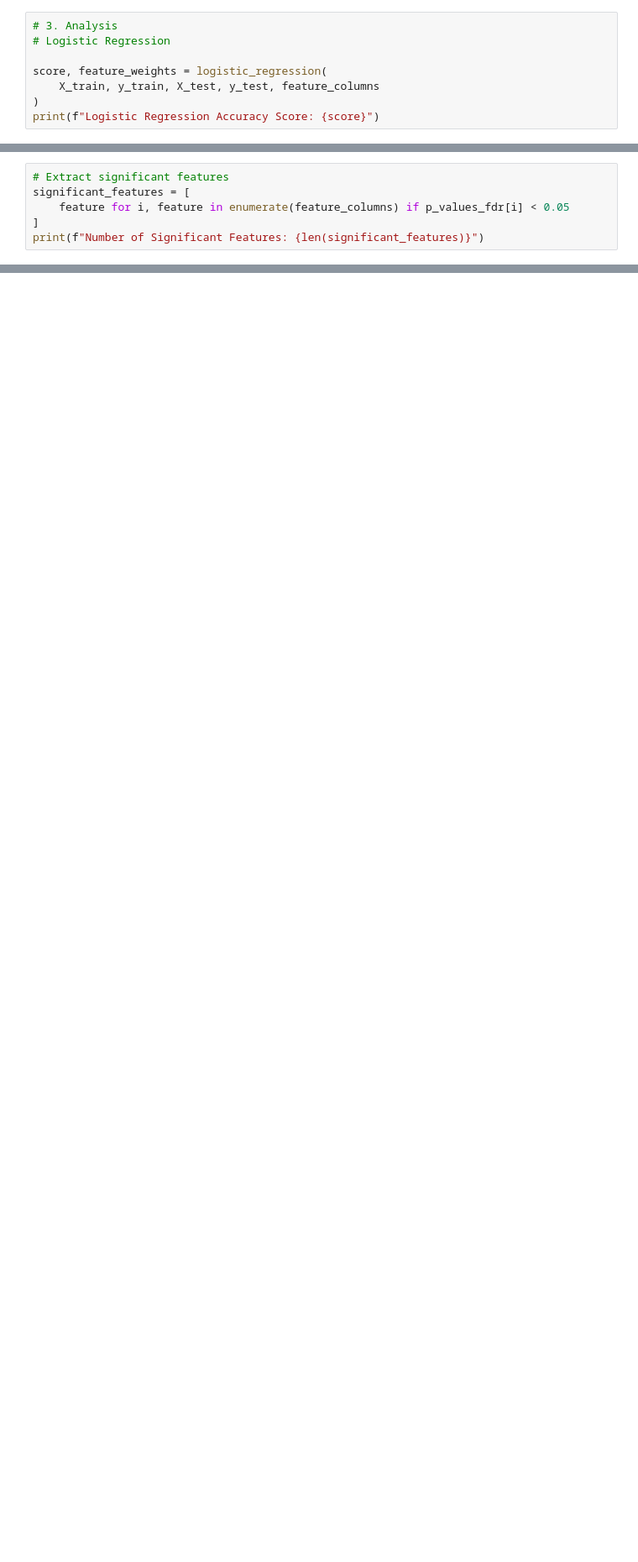
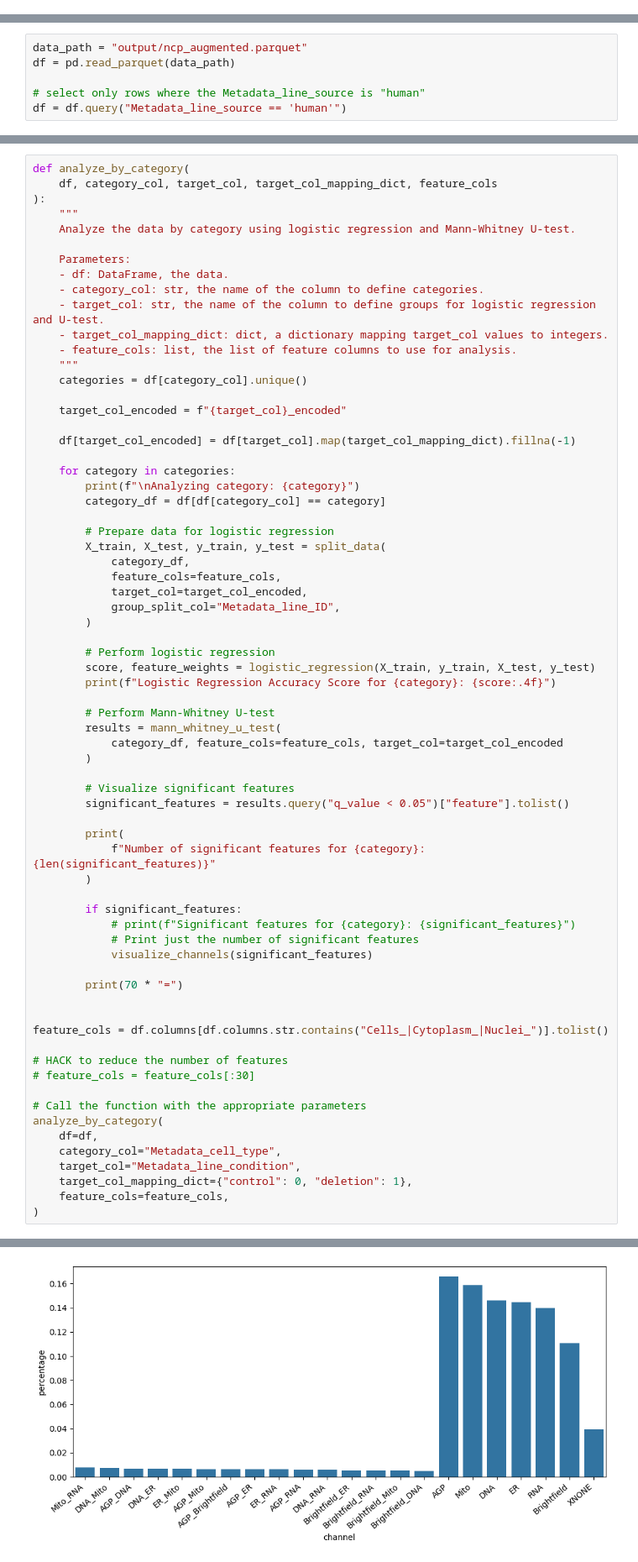
Before and after one commit to broadinstitute/NeuroPainting, a Jupyter notebook: 5.reanalysis/2.analysis.ipynb, the cells around one changed output, grey strips where cells are left out. Shown at 84% size. Drawn from its saved outputs; the diff is of its cells as text; blank space fills up the shorter version.

Commit message:
Updated analysis

```diff
--- a/5.reanalysis/2.analysis.ipynb
+++ b/5.reanalysis/2.analysis.ipynb
@@ -181,8 +179,0 @@ X_train, X_test, y_train, y_test = split_data(
-# %%
-# 3. Analysis
-# Logistic Regression
-
-score, feature_weights = logistic_regression(
-    X_train, y_train, X_test, y_test, feature_columns
-)
-print(f"Logistic Regression Accuracy Score: {score}")
@@ -198,6 +179,0 @@ p_values_fdr = mann_whitney_u_test(
-# %%
-# Extract significant features
-significant_features = [
-    feature for i, feature in enumerate(feature_columns) if p_values_fdr[i] < 0.05
-]
-print(f"Number of Significant Features: {len(significant_features)}")
@@ -210,0 +182,6 @@ visualize_channels(significant_features, parse_cp_features)
+# %%
+data_path = "output/ncp_augmented.parquet"
+df = pd.read_parquet(data_path)
+
+# select only rows where the Metadata_line_source is "human"
+df = df.query("Metadata_line_source == 'human'")
@@ -210,0 +190,70 @@ visualize_channels(significant_features, parse_cp_features)
+# %%
+def analyze_by_category(
+    df, category_col, target_col, target_col_mapping_dict, feature_cols
+):
+    """
+    Analyze the data by category using logistic regression and Mann-Whitney U-test.
+
+    Parameters:
+    - df: DataFrame, the data.
+    - category_col: str, the name of the column to define categories.
+    - target_col: str, the name of the column to define groups for logistic regression and U-test.
+    - target_col_mapping_dict: dict, a dictionary mapping target_col values to integers.
+    - feature_cols: list, the list of feature columns to use for analysis.
+    """
+    categories = df[category_col].unique()
+
+    target_col_encoded = f"{target_col}_encoded"
+
+    df[target_col_encoded] = df[target_col].map(target_col_mapping_dict).fillna(-1)
+
+    for category in categories:
+        print(f"\nAnalyzing category: {category}")
+        category_df = df[df[category_col] == category]
+
+        # Prepare data for logistic regression
+        X_train, X_test, y_train, y_test = split_data(
+            category_df,
+            feature_cols=feature_cols,
+            target_col=target_col_encoded,
+            group_split_col="Metadata_line_ID",
+        )
+
+        # Perform logistic regression
+        score, feature_weights = logistic_regression(X_train, y_train, X_test, y_test)
+        print(f"Logistic Regression Accuracy Score for {category}: {score:.4f}")
+
+        # Perform Mann-Whitney U-test
+        results = mann_whitney_u_test(
+            category_df, feature_cols=feature_cols, target_col=target_col_encoded
+        )
+
+        # Visualize significant features
+        significant_features = results.query("q_value < 0.05")["feature"].tolist()
+
+        print(
+            f"Number of significant features for {category}: {len(significant_features)}"
+        )
+
+        if significant_features:
+            # print(f"Significant features for {category}: {significant_features}")
+            # Print just the number of significant features
+            visualize_channels(significant_features)
+
+        print(70 * "=")
+
+
+feature_cols = df.columns[df.columns.str.contains("Cells_|Cytoplasm_|Nuclei_")].tolist()
+
+# HACK to reduce the number of features
+# feature_cols = feature_cols[:30]
+
+# Call the function with the appropriate parameters
+analyze_by_category(
+    df=df,
+    category_col="Metadata_cell_type",
+    target_col="Metadata_line_condition",
+    target_col_mapping_dict={"control": 0, "deletion": 1},
+    feature_cols=feature_cols,
+)
+# %% [output]
@@ -210,0 +263 @@ visualize_channels(significant_features, parse_cp_features)
+[figure, added]
```
Also changed, not shown: parts of 19 cells of this notebook, 2 other files.
